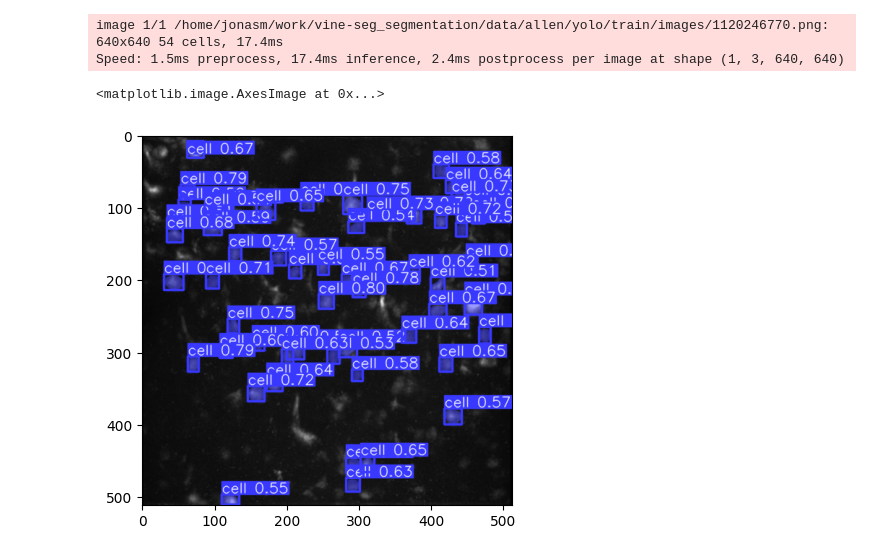
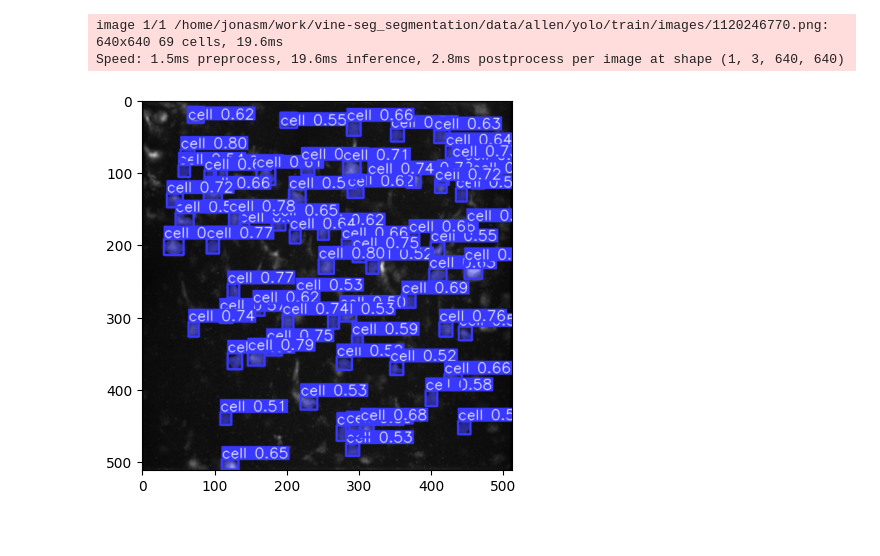
Before and after one commit to s-weissbach/vine-seg_segmentation, a Jupyter notebook: example.ipynb, the cells around one changed output. Saved outputs shown, nothing was run; the diff lists cells and outputs as text; code cells hidden in the pictures.

```diff
--- a/example.ipynb
+++ b/example.ipynb
@@ -1,16 +0,0 @@
-# %%
-from vine_seg.vine_seg import ViNeSeg
-import matplotlib.pyplot as plt
-
-model = ViNeSeg('models/vine_seg-allen.pt')
-
-result = model.predict('data/allen/yolo/train/images/1120246770.png', conf=.5)
-
-first_result = result[0] # result is a list because whole folders can be predicted
-
-plt.imshow(first_result.plot())
-# %% [output]
-image 1/1 /home/jonasm/work/vine-seg_segmentation/data/allen/yolo/train/images/1120246770.png: 640x640 54 cells, 17.4ms
-Speed: 1.5ms preprocess, 17.4ms inference, 2.4ms postprocess per image at shape (1, 3, 640, 640)
-<matplotlib.image.AxesImage at 0x...>
-[figure, removed]
@@ -16,0 +5,19 @@ Speed: 1.5ms preprocess, 17.4ms inference, 2.4ms postprocess per image at shape
+# %%
+image_path = 'data/allen/yolo/train/images/1120246770.png'
+model_path = 'models/vine_seg-all.pt'
+prediction_result = predict(image_path, model_path, plot_first=True)
+
+vineseg_list = get_vineseg_list(prediction_result)
+# vineseg_list:
+# [
+#     {
+#         'img_path': <str>,
+#         'label': 'neuron' | 'neuron_too_small' | 'neuron_too_big'
+#         'score': <float>,
+#         'points': <array<float>>,
+#     }, ...
+# ]
+# %% [output]
+image 1/1 /home/jonasm/work/vine-seg_segmentation/data/allen/yolo/train/images/1120246770.png: 640x640 69 cells, 19.6ms
+Speed: 1.5ms preprocess, 19.6ms inference, 2.8ms postprocess per image at shape (1, 3, 640, 640)
+[figure, added]
```
Also changed, not shown: parts of 1 cell of this notebook, 2 other files.
